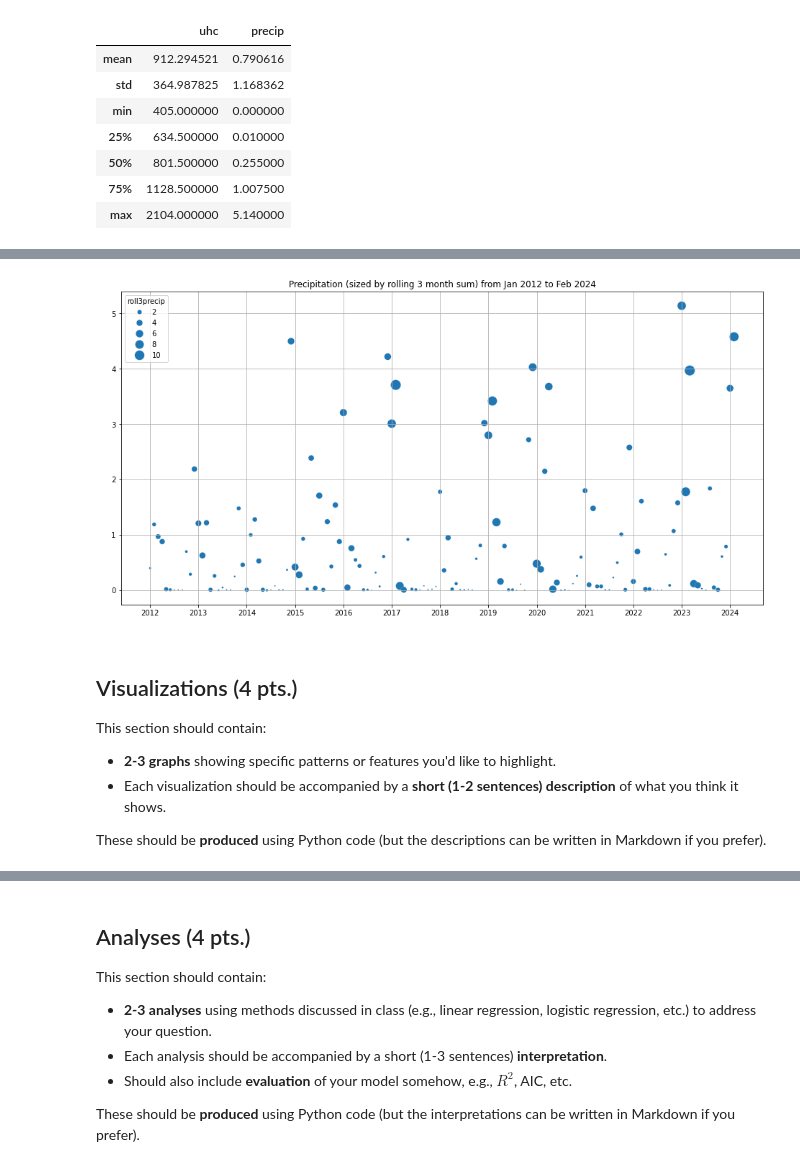
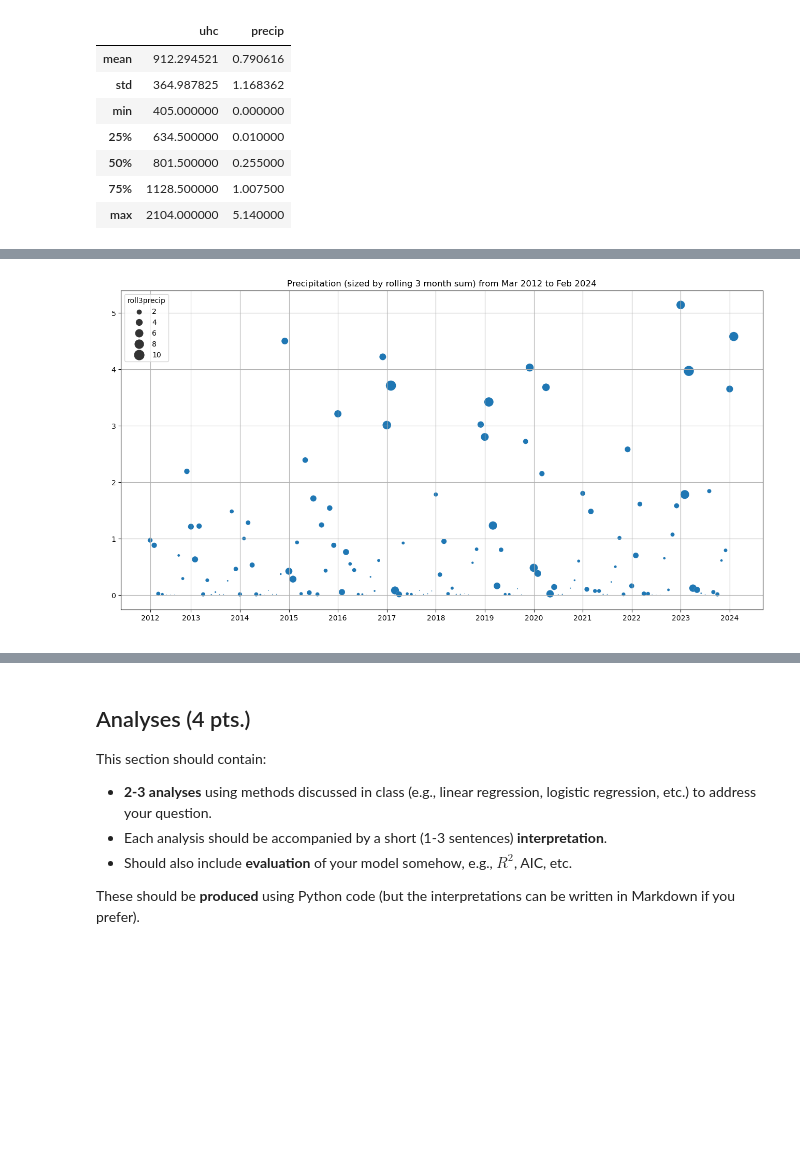
Before and after one commit to phentos/does-rain-increase-unsheltered-homelessness, a Jupyter notebook: fp-template.ipynb, the cells around one changed output, grey strips where cells are left out. Drawn from its saved outputs; the diff is of its cells as text; code cells hidden in the pictures; blank space fills up the shorter version.

```diff
--- a/fp-template.ipynb
+++ b/fp-template.ipynb
@@ -161,22 +177,10 @@ plt.show()
-# %%
-plt.xticks(ticks=yearChangeIndices, labels=df.loc[yearChangeIndices, 'year'])
-plt.title(f"Precipitation (sized by rolling 3 month sum) from Jan 2012 to Feb 2024")
-plt.grid()
-noLabels()
-
-sns.scatterplot(data=df, x=df.index, y="precip", size="roll3precip", sizes=(2, 200))
-plt.show()
-# %% [output]
-[figure, removed]
-# %% [markdown]
-## Visualizations (4 pts.)
-
-This section should contain:
-
-- **2-3 graphs** showing specific patterns or features you'd like to highlight.
-- Each visualization should be accompanied by a **short (1-2 sentences) description** of what you think it shows.
-
-These should be **produced** using Python code (but the descriptions can be written in Markdown if you prefer).
 # %%
-# YOUR CODE HERE
-raise NotImplementedError()
+plt.xticks(ticks=yearChangeIndices, labels=df.loc[yearChangeIndices, 'year'])
+plt.title(f"Precipitation (sized by rolling 3 month sum) from Mar 2012 to Feb 2024")
+plt.grid()
+noLabels()
+
+sns.scatterplot(data=df, x=df.index, y="precip", size="roll3precip", sizes=(0, 200))
+plt.show()
+# %% [output]
+[figure, added]
```
Also changed, not shown: parts of 12 cells of this notebook, 1 other file.
